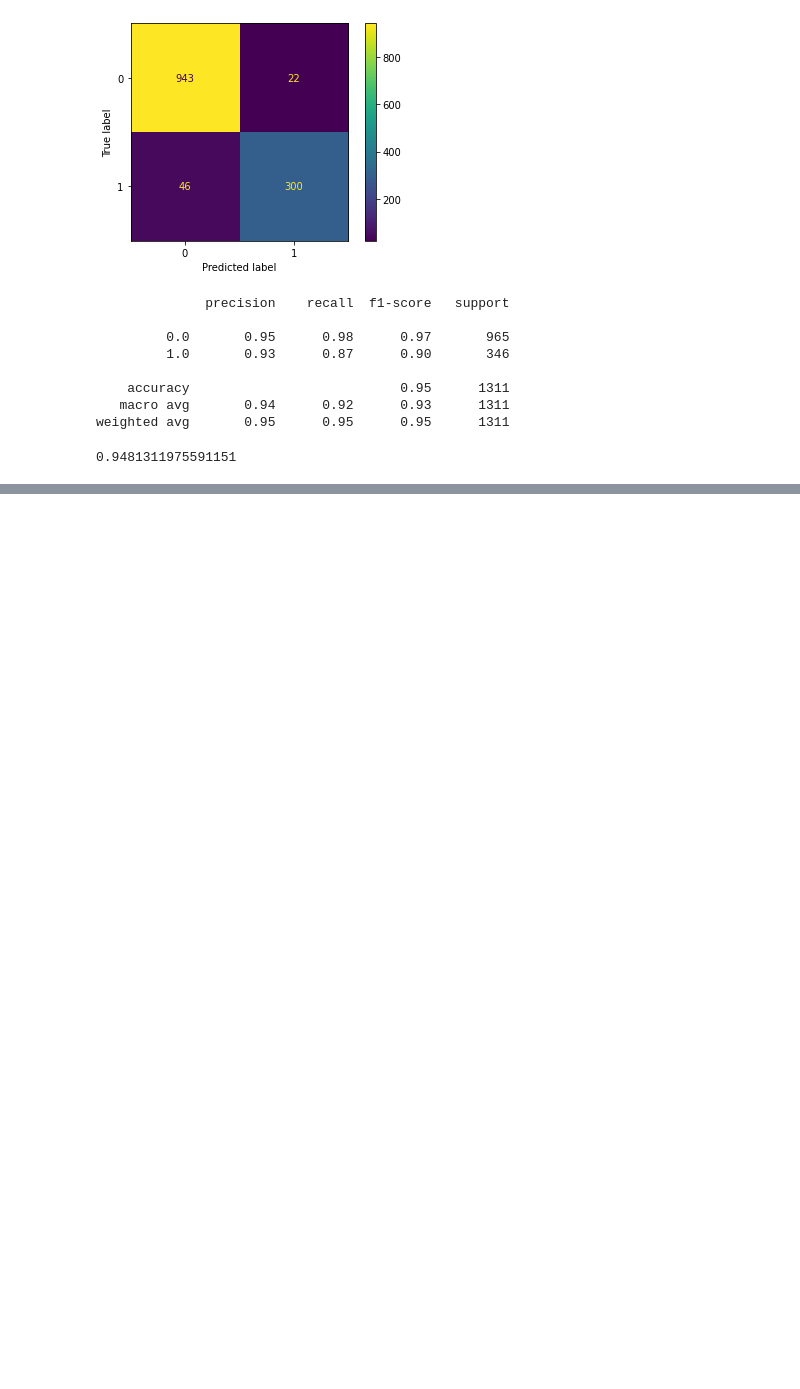
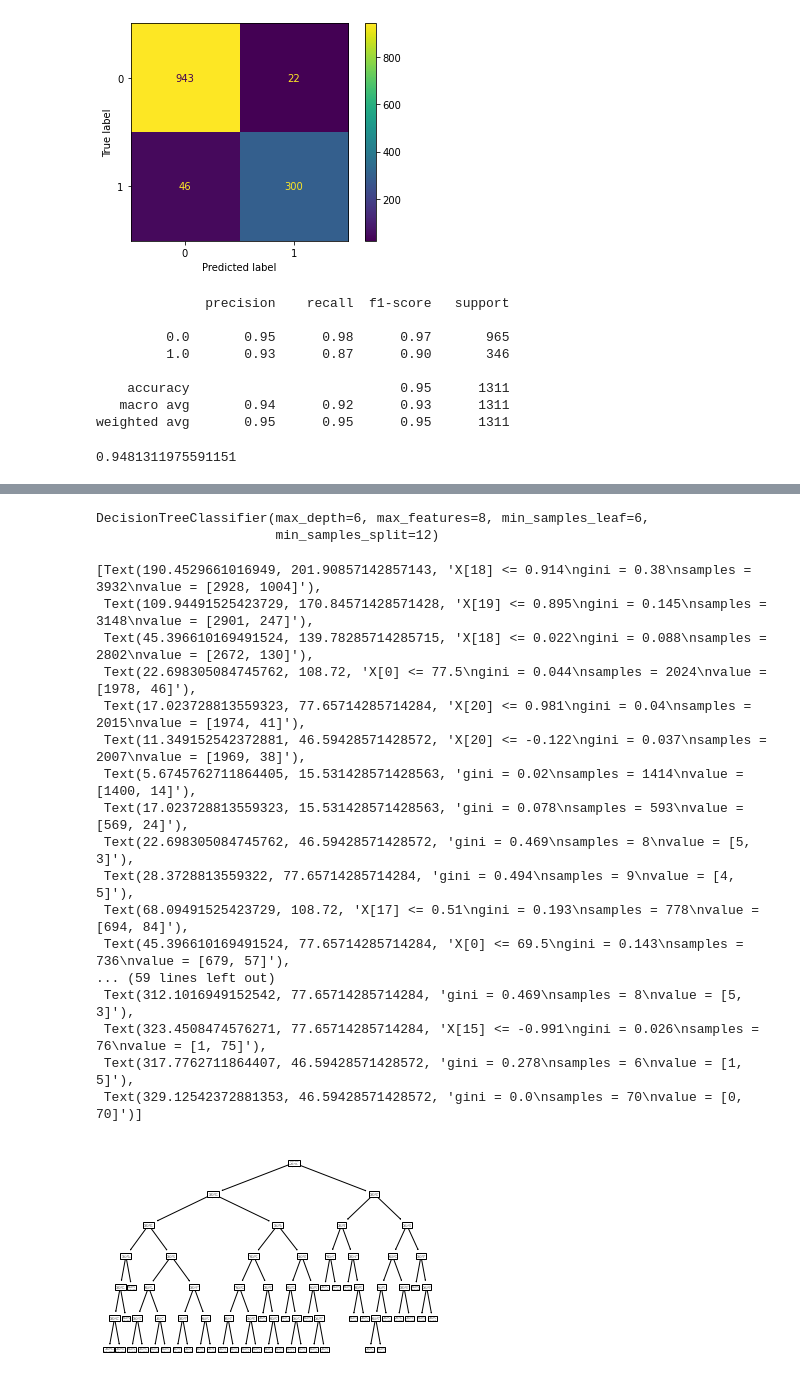
Before and after one commit to ivanvykopal/IAU_Projekt, a Jupyter notebook: Odovzdanie 3- Villant, Vykopal.ipynb, the cells around one changed output, grey strips where cells are left out. Saved outputs shown, nothing was run; the diff lists cells and outputs as text; code cells hidden in the pictures; blank space fills up the shorter version.

```diff
--- a/Odovzdanie 3- Villant, Vykopal.ipynb
+++ b/Odovzdanie 3- Villant, Vykopal.ipynb
@@ -700,0 +846,2 @@ print(accuracy_score(data_valid['class'], predicted_valid))
+# %%
+data_copy = data_train.drop(columns=['class', 'name', 'date_of_birth', 'education'])
@@ -700,0 +921,30 @@ print(accuracy_score(data_valid['class'], predicted_valid))
+# %%
+gs.best_estimator_
+# %% [output]
+DecisionTreeClassifier(max_depth=6, max_features=8, min_samples_leaf=6,
+                       min_samples_split=12)
+# %%
+clf = tree.DecisionTreeClassifier(max_depth=6, max_features=8, min_samples_leaf=6, min_samples_split=12)
+clf = clf.fit(data_copy, data_train['class'])
+predicted_train = clf.predict(data_copy)
+
+tree.plot_tree(clf)
+# %% [output]
+[Text(190.4529661016949, 201.90857142857143, 'X[18] <= 0.914\ngini = 0.38\nsamples = 3932\nvalue = [2928, 1004]'),
+ Text(109.94491525423729, 170.84571428571428, 'X[19] <= 0.895\ngini = 0.145\nsamples = 3148\nvalue = [2901, 247]'),
+ Text(45.396610169491524, 139.78285714285715, 'X[18] <= 0.022\ngini = 0.088\nsamples = 2802\nvalue = [2672, 130]'),
+ Text(22.698305084745762, 108.72, 'X[0] <= 77.5\ngini = 0.044\nsamples = 2024\nvalue = [1978, 46]'),
+ Text(17.023728813559323, 77.65714285714284, 'X[20] <= 0.981\ngini = 0.04\nsamples = 2015\nvalue = [1974, 41]'),
+ Text(11.349152542372881, 46.59428571428572, 'X[20] <= -0.122\ngini = 0.037\nsamples = 2007\nvalue = [1969, 38]'),
+ Text(5.6745762711864405, 15.531428571428563, 'gini = 0.02\nsamples = 1414\nvalue = [1400, 14]'),
+ Text(17.023728813559323, 15.531428571428563, 'gini = 0.078\nsamples = 593\nvalue = [569, 24]'),
+ Text(22.698305084745762, 46.59428571428572, 'gini = 0.469\nsamples = 8\nvalue = [5, 3]'),
+ Text(28.3728813559322, 77.65714285714284, 'gini = 0.494\nsamples = 9\nvalue = [4, 5]'),
+ Text(68.09491525423729, 108.72, 'X[17] <= 0.51\ngini = 0.193\nsamples = 778\nvalue = [694, 84]'),
+ Text(45.396610169491524, 77.65714285714284, 'X[0] <= 69.5\ngini = 0.143\nsamples = 736\nvalue = [679, 57]'),
+... (59 lines left out)
+ Text(312.1016949152542, 77.65714285714284, 'gini = 0.469\nsamples = 8\nvalue = [5, 3]'),
+ Text(323.4508474576271, 77.65714285714284, 'X[15] <= -0.991\ngini = 0.026\nsamples = 76\nvalue = [1, 75]'),
+ Text(317.7762711864407, 46.59428571428572, 'gini = 0.278\nsamples = 6\nvalue = [1, 5]'),
+ Text(329.12542372881353, 46.59428571428572, 'gini = 0.0\nsamples = 70\nvalue = [0, 70]')]
+[figure, added]
```
Also changed, not shown: parts of 66 cells of this notebook.
